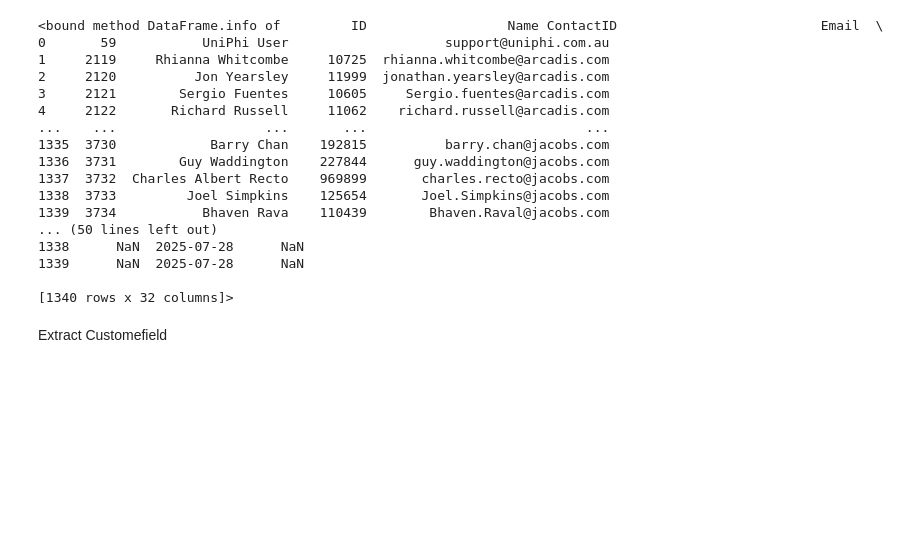
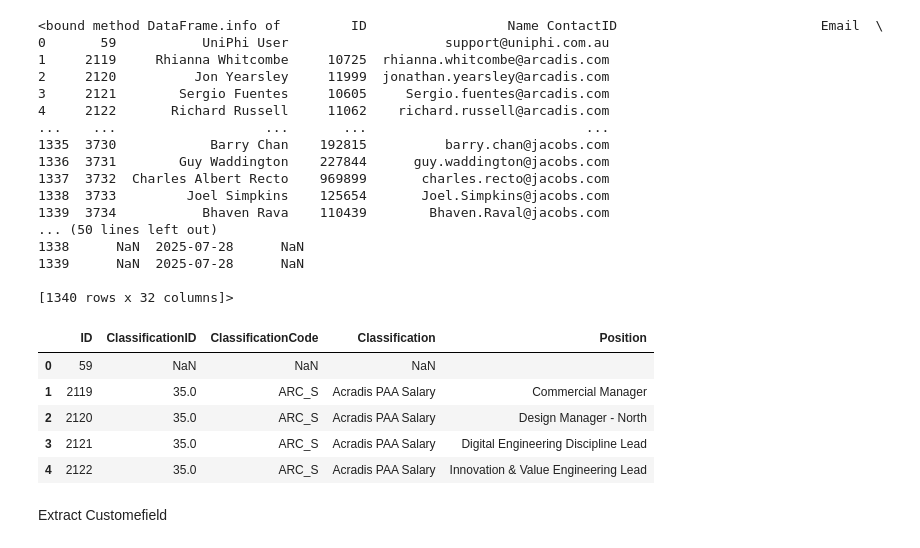
Before and after one commit to surajadkhari/classication, a Jupyter notebook: model1_test.ipynb, the cells around one changed output. Cells and saved outputs as stored; diff of their text form; code cells hidden in the pictures; blank space fills up the shorter version.

```diff
--- a/model1_test.ipynb
+++ b/model1_test.ipynb
@@ -92,7 +92,13 @@ df.info
 # %%
 raw_data=df[["ID","ClassificationID","ClassificationCode","Classification","Position"]].drop_duplicates()
 raw_data.head()
-raw_data.to_csv("raw uniphi_person_classification.csv", index=False)
+# %% [output]
+|  | ID | ClassificationID | ClassificationCode | Classification | Position |
+| 0 | 59 | NaN | NaN | NaN |  |
+| 1 | 2119 | 35.0 | ARC_S | Acradis PAA Salary | Commercial Manager |
+| 2 | 2120 | 35.0 | ARC_S | Acradis PAA Salary | Design Manager - North |
+| 3 | 2121 | 35.0 | ARC_S | Acradis PAA Salary | Digital Engineering Discipline Lead |
+| 4 | 2122 | 35.0 | ARC_S | Acradis PAA Salary | Innovation & Value Engineering Lead |
 # %% [markdown]
 Extract Customefield
 # %%
```
Also changed, not shown: parts of 5 cells of this notebook, 3 other files.
